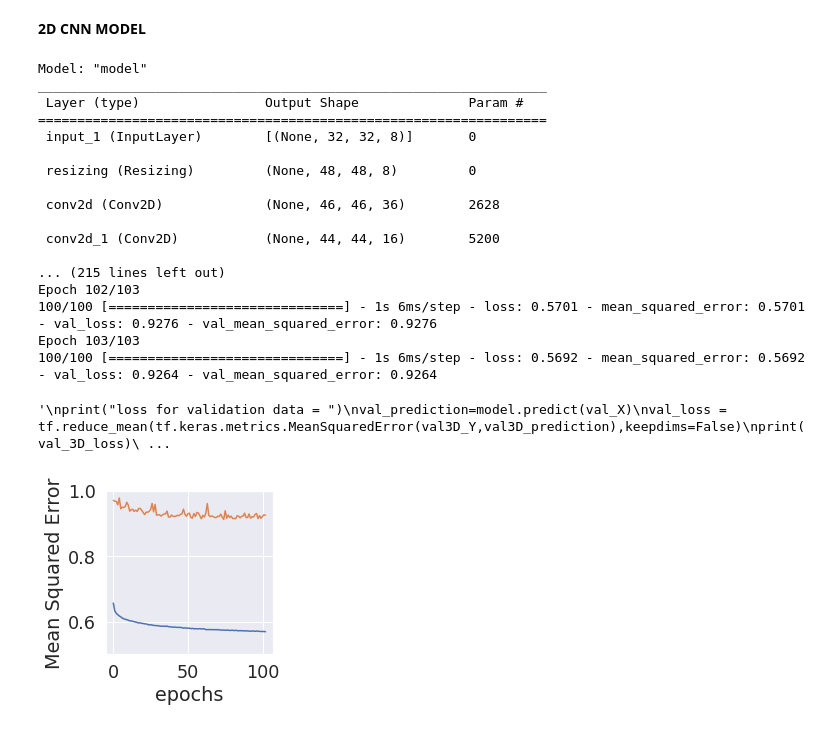
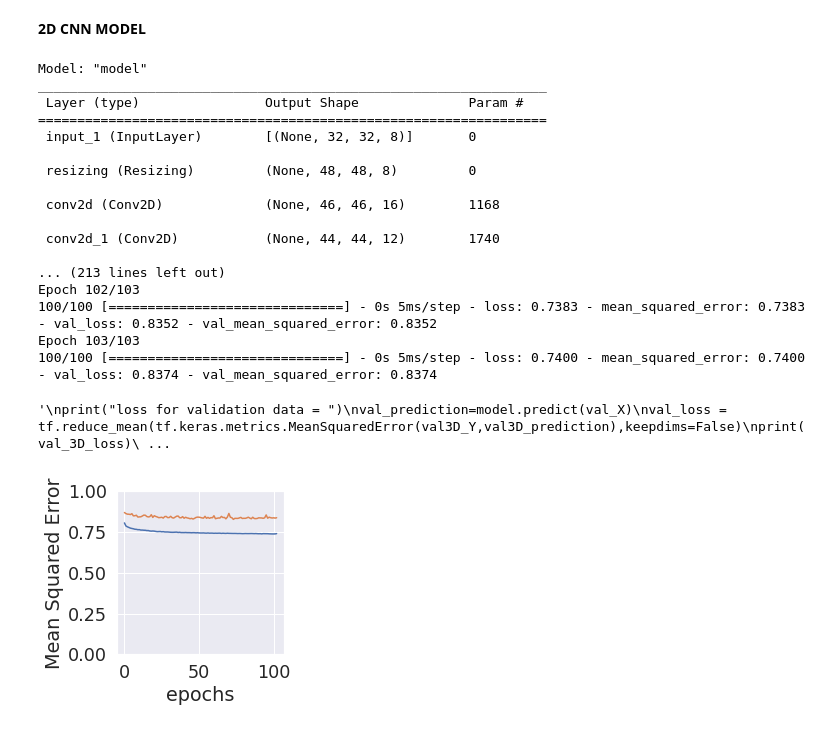
Before and after one commit to WeiKuoLi/Picture-Interpolation, a Jupyter notebook: picture_interpolation.ipynb, the cells around one changed output. Saved outputs shown, nothing was run; the diff lists cells and outputs as text; code cells hidden in the pictures.

```diff
--- a/picture_interpolation.ipynb
+++ b/picture_interpolation.ipynb
@@ -92,11 +60,8 @@ array([[1, 2, 3]])
 # %%
-s = tf.reduce_mean(img,axis=2)
+simg = tf.reduce_mean(img,axis=2)
 def cut_pic(s,size,x,y):
-  w=np.zeros((size,size))
-  for i in range(size):
-    for j in range(size):
-      w[i][j]=s[i+x][j+y]
-  return w
+  w = np.split(s,[x,x+size])[1]
+  return np.split(w,[y,y+size],axis=1)[1]
 
 def cut_9pic(s,size):   #returns 3d array size=32
   #w=np.zeros((size,size,9))
@@ -108,11 +73,11 @@ def cut_9pic(s,size):   #returns 3d array size=32
   w = t.reshape(32,32,9)
   return w
 
-m = cut_pic(np.array(s),32,239,239)
+mimg = cut_pic(np.array(simg),32,239,239)
 #m = cut_pic(np.array(s),96,207,207)
 fig, ax=plt.subplots(1,2,figsize=(10,10))
-ax[0].imshow(s,cmap=plt.cm.gray)
-ax[1].imshow(m,cmap=plt.cm.gray)
+ax[0].imshow(simg,cmap=plt.cm.gray)
+ax[1].imshow(mimg,cmap=plt.cm.gray)
 plt.show()
 # %% [output]
 [figure]
@@ -242,13 +207,13 @@ def get_model():
     # First convolution extracts 16 filters that are 3x3
     # Convolution is followed by max-pooling layer with a 2x2 window
     x = layers.Resizing(48, 48, interpolation="bilinear", crop_to_aspect_ratio=False)(img_input)
-    x = layers.Conv2D(36, 3, activation='relu')(x)
+    #x = layers.Conv2D(36, 3, activation='relu')(x)
    # x = layers.MaxPooling3D(2)(x)
 
     xt = layers.Conv2D(16, 3, activation='relu')(x)
 
-    x2 = layers.Conv2D(8, 3, activation='relu')(xt)
-   # x2 = layers.MaxPooling3D(2)(x2)
+    x2 = layers.Conv2D(12, 3, activation='relu')(xt)
+    #x2 = layers.MaxPooling2D(2)(x2)
 
     #x3 = layers.Conv2D(8, 3, activation='relu')(x2)
     x3 = layers.Resizing(32, 32, interpolation="bilinear", crop_to_aspect_ratio=False)(x2)
@@ -269,7 +234,7 @@ def model_getfit(A,B):
     model = get_model()
     model.summary()
     model.compile( loss=tf.keras.losses.MeanSquaredError() , #competition_loss,
-              optimizer=RMSprop(learning_rate=0.0005),
+              optimizer=RMSprop(learning_rate=0.005),
               metrics=[tf.keras.metrics.MeanSquaredError()])
 
 
@@ -292,36 +257,36 @@ _________________________________________________________________
 
  resizing (Resizing)         (None, 48, 48, 8)         0
 
- conv2d (Conv2D)             (None, 46, 46, 36)        2628
+ conv2d (Conv2D)             (None, 46, 46, 16)        1168
 
- conv2d_1 (Conv2D)           (None, 44, 44, 16)        5200
+ conv2d_1 (Conv2D)           (None, 44, 44, 12)        1740
 
-... (215 lines left out)
+... (213 lines left out)
 Epoch 102/103
-100/100 [==============================] - 1s 6ms/step - loss: 0.5701 - mean_squared_error: 0.5701 - val_loss: 0.9276 - val_mean_squared_error: 0.9276
+100/100 [==============================] - 0s 5ms/step - loss: 0.7383 - mean_squared_error: 0.7383 - val_loss: 0.8352 - val_mean_squared_error: 0.8352
 Epoch 103/103
-100/100 [==============================] - 1s 6ms/step - loss: 0.5692 - mean_squared_error: 0.5692 - val_loss: 0.9264 - val_mean_squared_error: 0.9264
+100/100 [==============================] - 0s 5ms/step - loss: 0.7400 - mean_squared_error: 0.7400 - val_loss: 0.8374 - val_mean_squared_error: 0.8374
 '\nprint("loss for validation data = ")\nval_prediction=model.predict(val_X)\nval_loss = tf.reduce_mean(tf.keras.metrics.MeanSquaredError(val3D_Y,val3D_prediction),keepdims=False)\nprint(val_3D_loss)\ ...
 # %%
 #Define figure and axes
 fig, ax = plt.subplots(1,1, figsize=(3,3))
-ax.set_ylim(ymin=0.5, ymax=1)
+ax.set_ylim(ymin=0., ymax=1)
 plt.xlabel("epochs")
 plt.ylabel("Mean Squared Error")
 
 # add the image
 plt.plot(history.history['loss'])
 
 plt.plot(history.history['val_loss'])
 #plt.scatter(len(history_3D.history['val_loss']),val_3D_loss)
 #plt.scatter(10,history_3D.history['loss'][0])
 # Add the boxe
 #res=[]
 #res.append([300,history_3D.history['loss'],(history_3D.history['val_loss'])])
 # diplay
 plt.show()
 # %% [output]
-[figure, old version]
+[figure, new version]
 # %%
 y_pred=model.predict(train_X)
 fig, ax=plt.subplots(1,2,figsize=(10,10))
```
Also changed, not shown: parts of 13 cells of this notebook.
